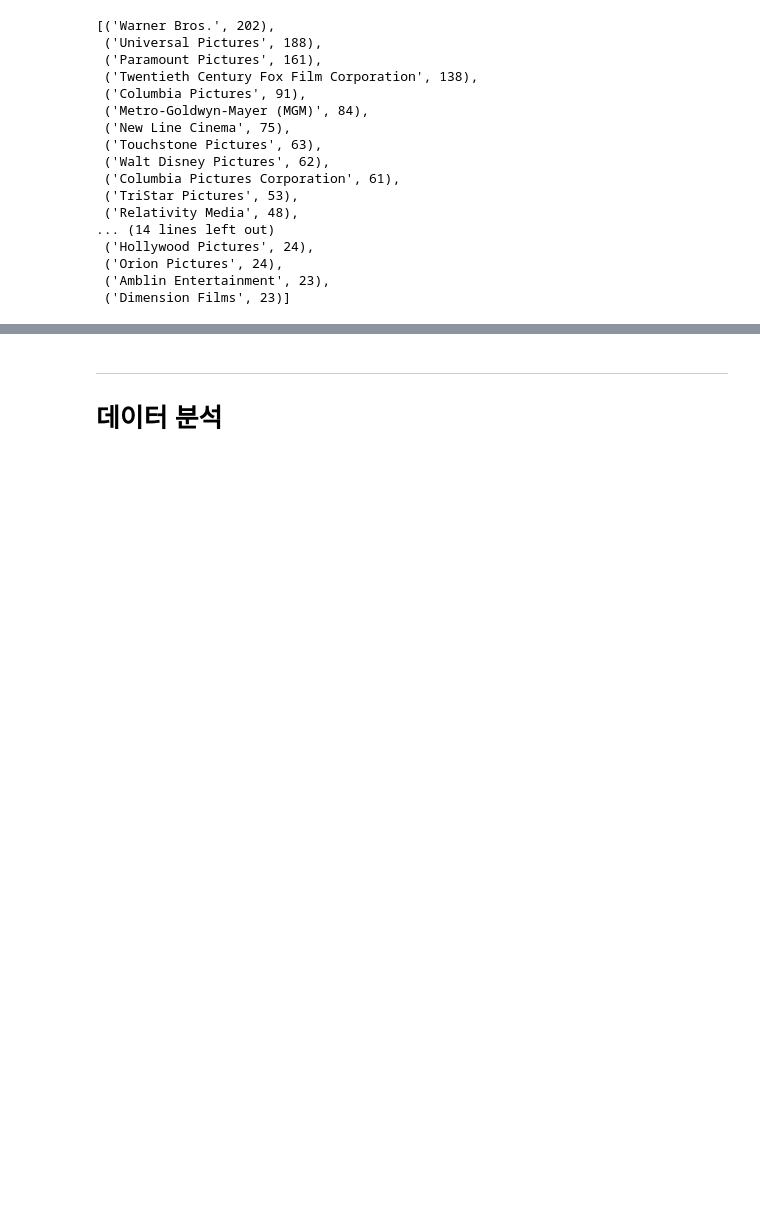
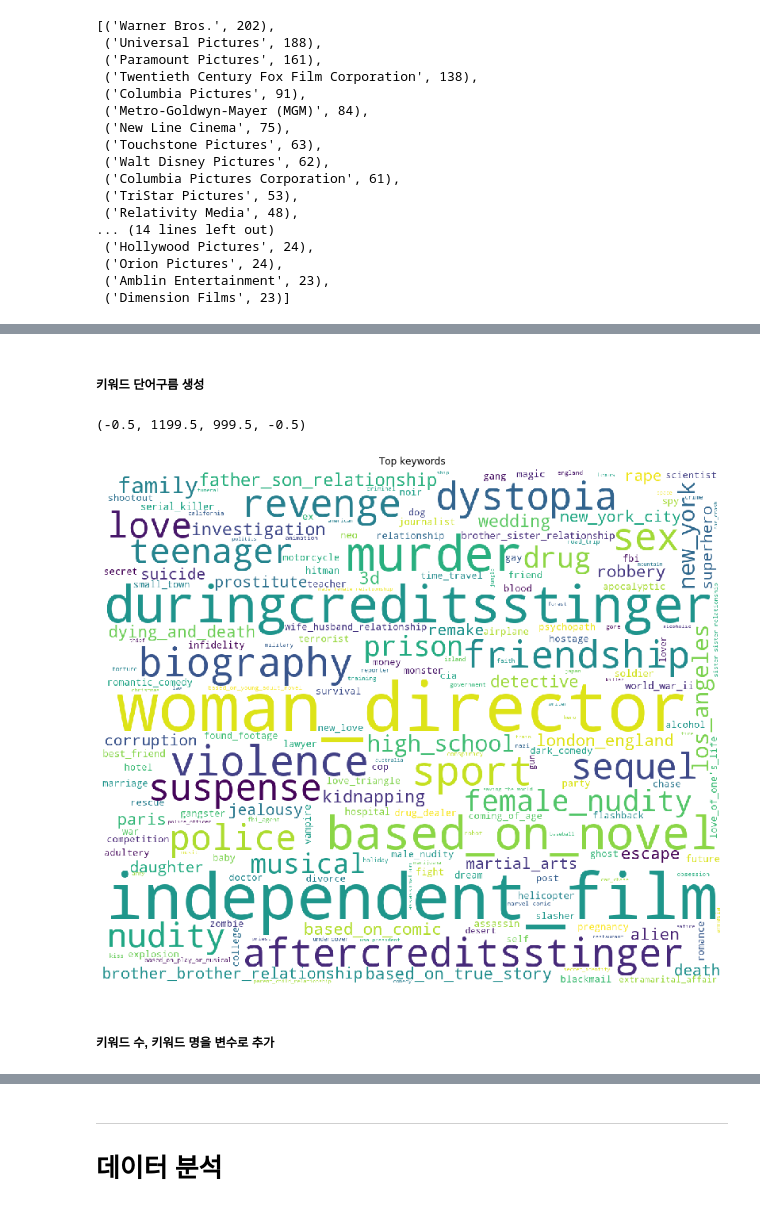
Before and after one commit to Kwan-Gu/data_science, a Jupyter notebook: TRANSCRIPT/20200729/백관구_tmdb.ipynb, the cells around one changed output, grey strips where cells are left out. Cells and saved outputs as stored; diff of their text form; code cells hidden in the pictures; blank space fills up the shorter version.

```diff
--- a/TRANSCRIPT/20200729/백관구_tmdb.ipynb
+++ b/TRANSCRIPT/20200729/백관구_tmdb.ipynb
@@ -436,0 +658,4 @@ Counter([i for j in list_of_companies for i in j]).most_common(30)
+# %%
+common_languages = Counter([i for j in list_of_languages for i in j]).most_common(15)
+
+common_languages
@@ -436,0 +680,10 @@ Counter([i for j in list_of_companies for i in j]).most_common(30)
+# %%
+train_df["num_languages"] = train_df["spoken_languages"].apply(lambda x: len(x) if x != {} else 0)
+train_df["all_languages"] = train_df["spoken_languages"].apply(lambda x: " ".join(sorted([i["iso_639_1"] for i in x]))\
+                                                               if x != {} else "")
+
+test_df["num_languages"] = test_df["spoken_languages"].apply(lambda x: len(x) if x != {} else 0)
+test_df["all_languages"] = test_df["spoken_languages"].apply(lambda x: " ".join(sorted([i["iso_639_1"] for i in x]))\
+                                                               if x != {} else "")
+
+train_df.head()
@@ -436,0 +700,11 @@ Counter([i for j in list_of_companies for i in j]).most_common(30)
+# %%
+top_languages = [m[0] for m in common_languages]
+
+for g in top_languages:
+    train_df["language_" + g] = train_df["all_languages"].apply(lambda x: 1 if g in x else 0)
+    test_df[ "language_" + g] =  test_df["all_languages"].apply(lambda x: 1 if g in x else 0)
+
+train_df = train_df.drop(["spoken_languages", "all_languages"], axis = 1)
+test_df  =  test_df.drop(["spoken_languages", "all_languages"], axis = 1)
+
+train_df.head()
@@ -436,0 +754,4 @@ Counter([i for j in list_of_companies for i in j]).most_common(30)
+# %%
+list_of_keywords = list(train_df["Keywords"].apply(lambda x: [i["name"] for i in x] if x != {} else []))
+
+list_of_keywords
@@ -436,0 +776,17 @@ Counter([i for j in list_of_companies for i in j]).most_common(30)
+# %% [markdown]
+##### 키워드 단어구름 생성
+# %%
+plt.figure(figsize = (16, 12))
+
+text = " ".join(["_".join(i.split(" ")) for j in list_of_keywords for i in j])
+wordcloud = WordCloud(max_font_size = None, background_color = "white", collocations = False,\
+                      width = 1200, height = 1000).generate(text)
+
+plt.imshow(wordcloud)
+plt.title("Top keywords")
+plt.axis("off")
+# %% [output]
+(-0.5, 1199.5, 999.5, -0.5)
+[figure, added]
+# %% [markdown]
+##### 키워드 수, 키워드 명을 변수로 추가
```
Also changed, not shown: parts of 60 cells of this notebook.
